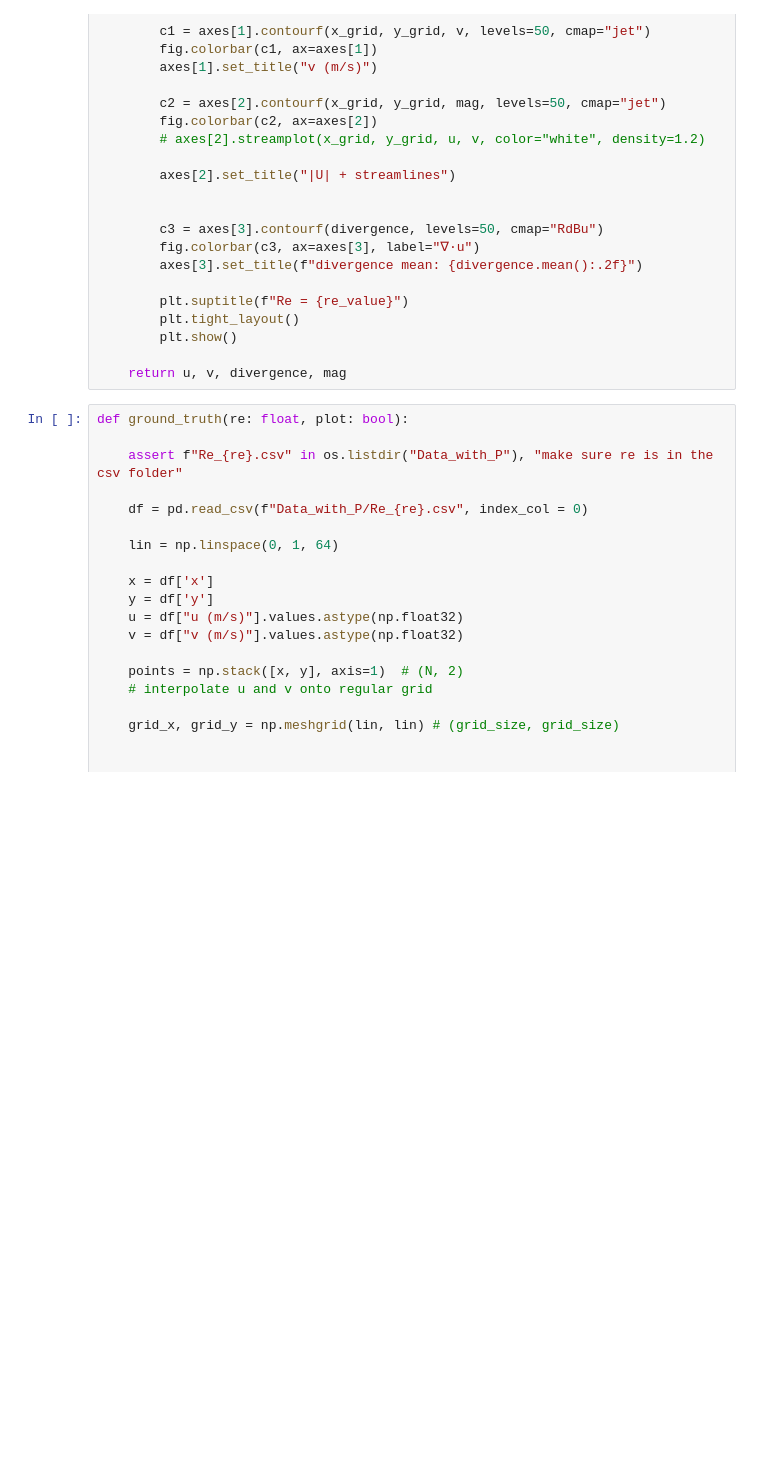
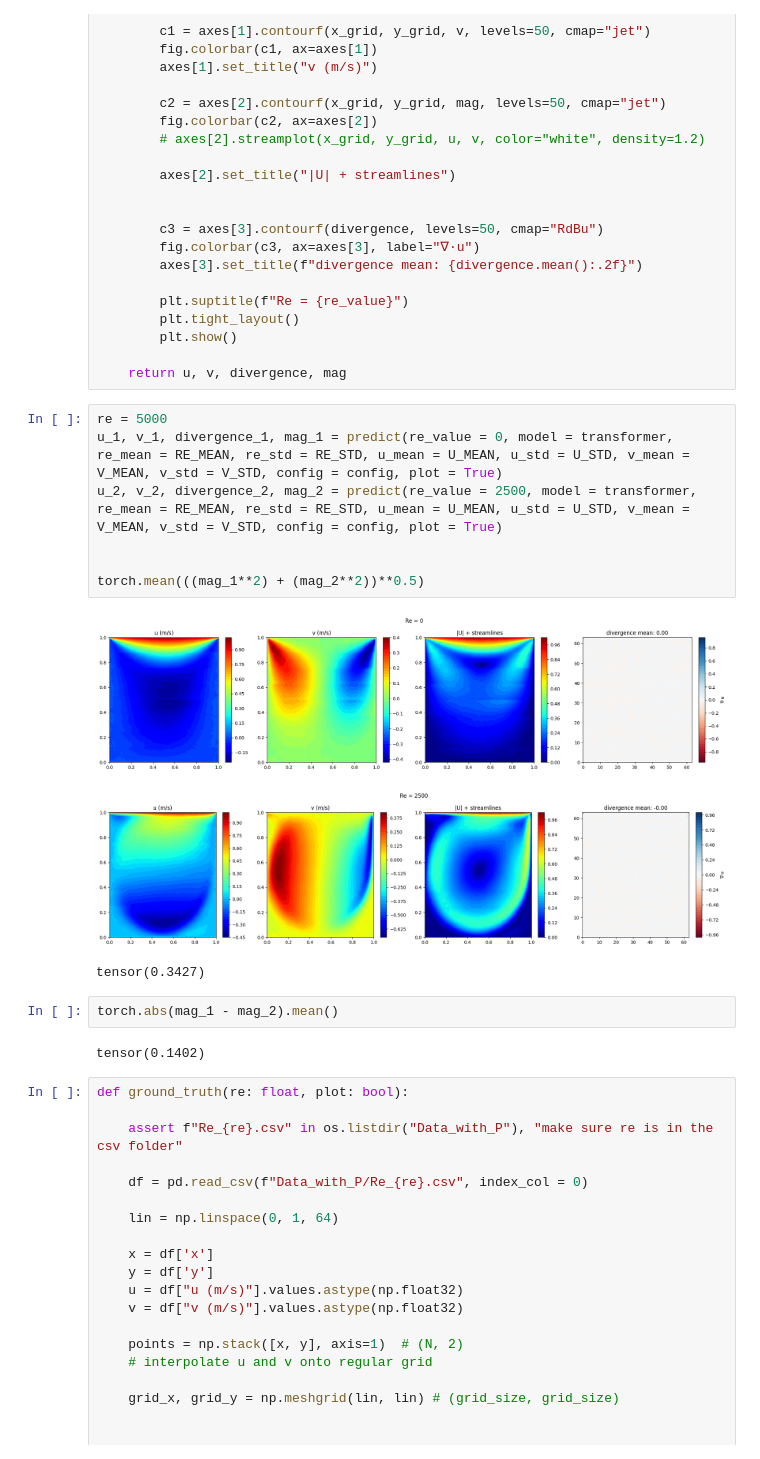
Before and after one commit to Mafaz03/Machine-Vision-Transformer, a Jupyter notebook: generalisation.ipynb, the cells around one changed output. Cells and saved outputs as stored; diff of their text form; blank space fills up the shorter version.

```diff
--- a/generalisation.ipynb
+++ b/generalisation.ipynb
@@ -192,6 +192,21 @@ def predict(re_value, model, re_mean, re_std, u_mean, u_std, v_mean, v_std, conf
         plt.show()
 
     return u, v, divergence, mag
+# %%
+re = 5000
+u_1, v_1, divergence_1, mag_1 = predict(re_value = 0, model = transformer, re_mean = RE_MEAN, re_std = RE_STD, u_mean = U_MEAN, u_std = U_STD, v_mean = V_MEAN, v_std = V_STD, config = config, plot = True)
+u_2, v_2, divergence_2, mag_2 = predict(re_value = 2500, model = transformer, re_mean = RE_MEAN, re_std = RE_STD, u_mean = U_MEAN, u_std = U_STD, v_mean = V_MEAN, v_std = V_STD, config = config, plot = True)
+
+
+torch.mean(((mag_1**2) + (mag_2**2))**0.5)
+# %% [output]
+[figure, added]
+[figure, added]
+tensor(0.3427)
+# %%
+torch.abs(mag_1 - mag_2).mean()
+# %% [output]
+tensor(0.1402)
 # %%
 def ground_truth(re: float, plot: bool):
 
```
Also changed, not shown: parts of 8 cells of this notebook, 2 other files.
